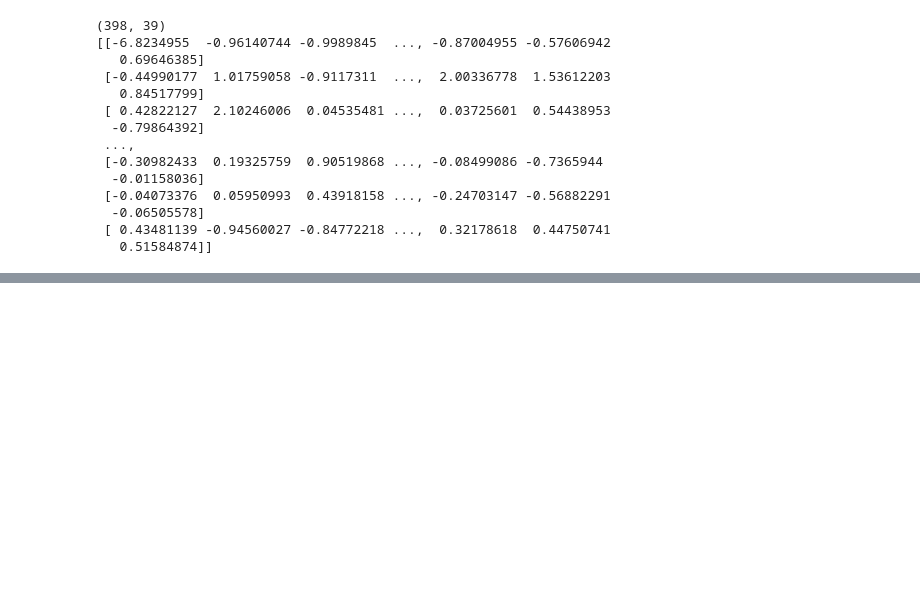
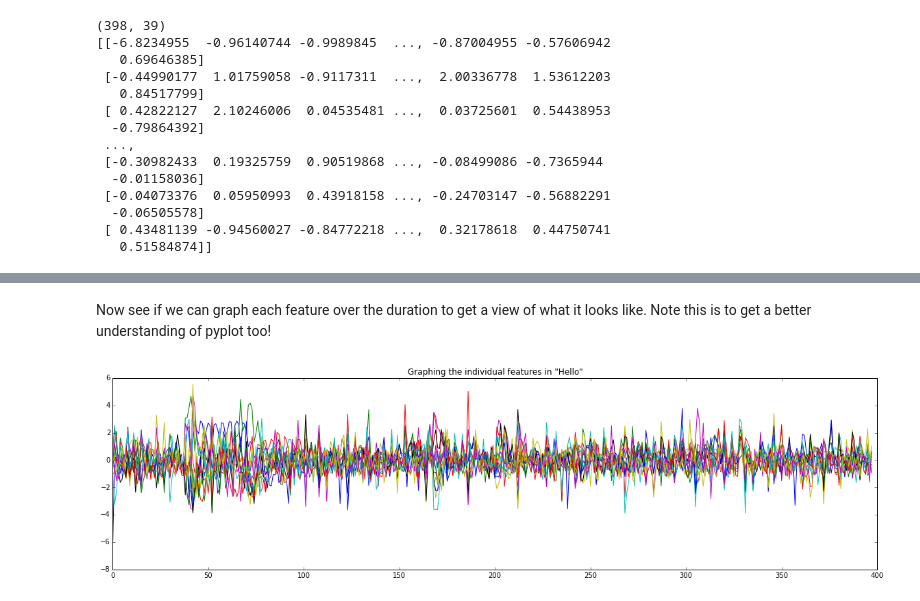
Before and after one commit to markstrefford/pyaudiorecognition, a Jupyter notebook: audio_research_code.ipynb, the cells around one changed output, grey strips where cells are left out. Cells and saved outputs as stored; diff of their text form; code cells hidden in the pictures; blank space fills up the shorter version.

```diff
--- a/audio_research_code.ipynb
+++ b/audio_research_code.ipynb
@@ -175,0 +178,14 @@ plt.show()
+# %% [markdown]
+Now see if we can graph each feature over the duration to get a view of what it looks like.
+Note this is to get a better understanding of pyplot too!
+# %%
+plt.figure(figsize=(20,5))
+plt.clf()
+x=np.arange(0,389)
+for f in features_t:
+    plt.plot(f)
+plt.title('Graphing the individual features in "Hello"')
+plt.show()
+plt.close()
+# %% [output]
+[figure, added]
```
Also changed, not shown: parts of 14 cells of this notebook.
